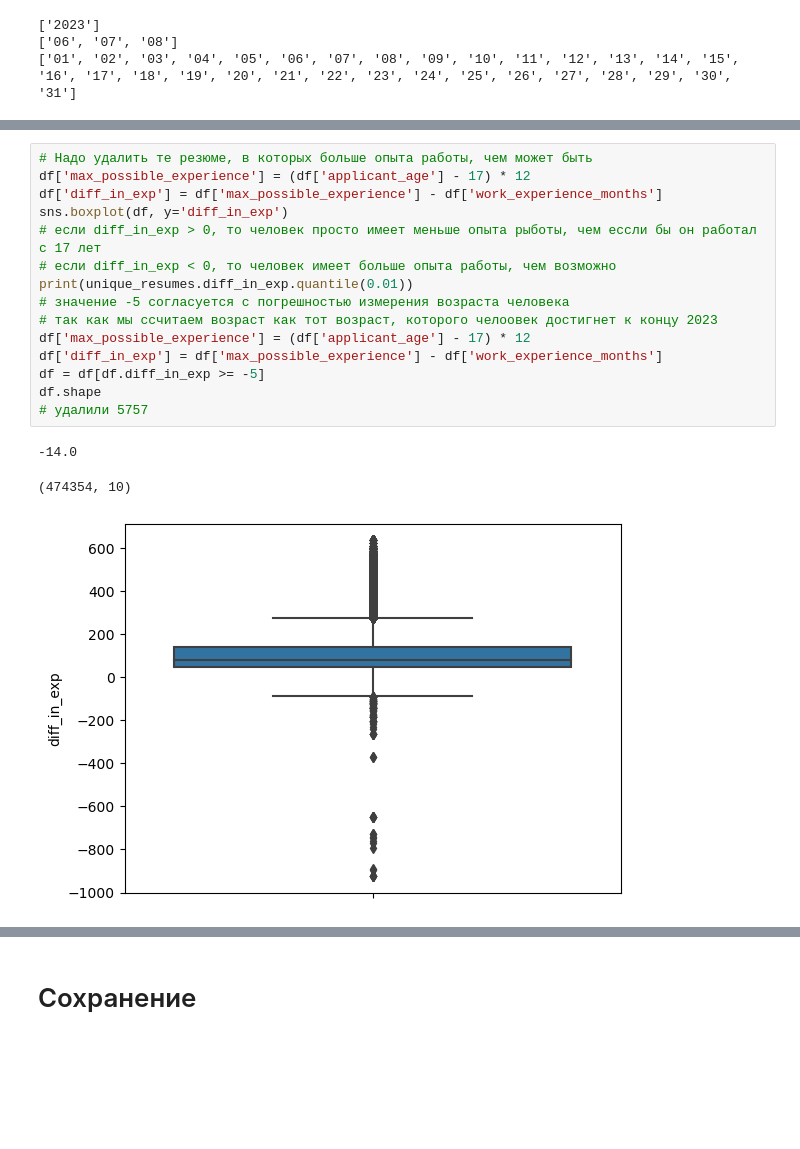
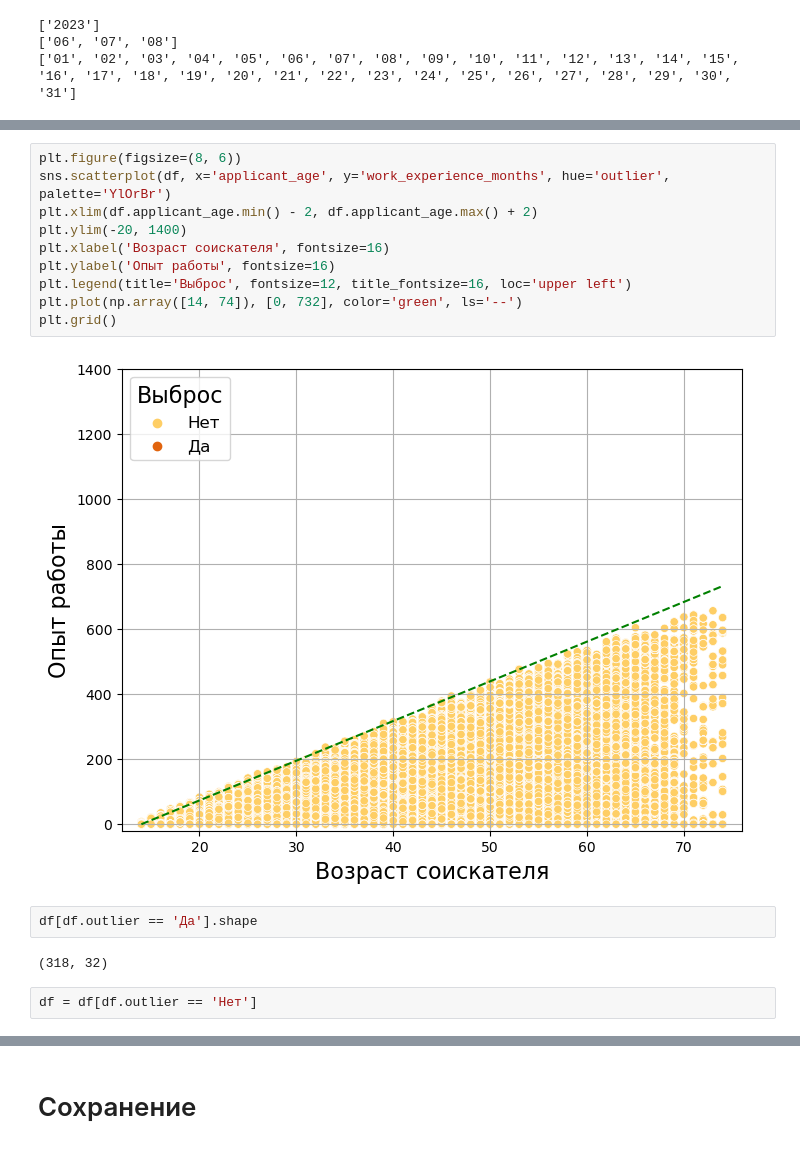
Before and after one commit to listens-to-spotify/-DA-NO-, a Jupyter notebook: preprocessing.ipynb, the cells around one changed output, grey strips where cells are left out. Drawn from its saved outputs; the diff is of its cells as text; blank space fills up the shorter version.

```diff
--- a/preprocessing.ipynb
+++ b/preprocessing.ipynb
@@ -214,22 +214,21 @@ df.shape
+# %%
+plt.figure(figsize=(8, 6))
+sns.scatterplot(df, x='applicant_age', y='work_experience_months', hue='outlier', palette='YlOrBr')
+plt.xlim(df.applicant_age.min() - 2, df.applicant_age.max() + 2)
+plt.ylim(-20, 1400)
+plt.xlabel('Возраст соискателя', fontsize=16)
+plt.ylabel('Опыт работы', fontsize=16)
+plt.legend(title='Выброс', fontsize=12, title_fontsize=16, loc='upper left')
+plt.plot(np.array([14, 74]), [0, 732], color='green', ls='--')
+plt.grid()
+# %% [output]
+[figure, added]
+# %%
+df[df.outlier == 'Да'].shape
+# %% [output]
+(318, 32)
 # %%
-# Надо удалить те резюме, в которых больше опыта работы, чем может быть
-df['max_possible_experience'] = (df['applicant_age'] - 17) * 12
-df['diff_in_exp'] = df['max_possible_experience'] - df['work_experience_months']
-sns.boxplot(df, y='diff_in_exp')
-# если diff_in_exp > 0, то человек просто имеет меньше опыта рыботы, чем ессли бы он работал c 17 лет
-# если diff_in_exp < 0, то человек имеет больше опыта работы, чем возможно
-print(unique_resumes.diff_in_exp.quantile(0.01))
-# значение -5 согласуется с погрешностью измерения возраста человека
-# так как мы ссчитаем возраст как тот возраст, которого челоовек достигнет к концу 2023
-df['max_possible_experience'] = (df['applicant_age'] - 17) * 12
-df['diff_in_exp'] = df['max_possible_experience'] - df['work_experience_months']
-df = df[df.diff_in_exp >= -5]
-df.shape
-# удалили 5757
+df = df[df.outlier == 'Нет']
-# %% [output]
--14.0
-(474354, 10)
-[figure, removed]
 # %%
 sns.boxplot(df, y='diff_in_exp')
 # %% [output]
```
Also changed, not shown: parts of 26 cells of this notebook.
